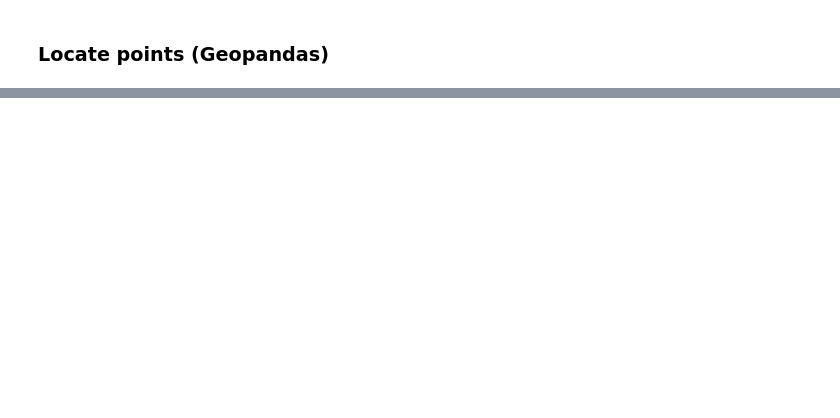
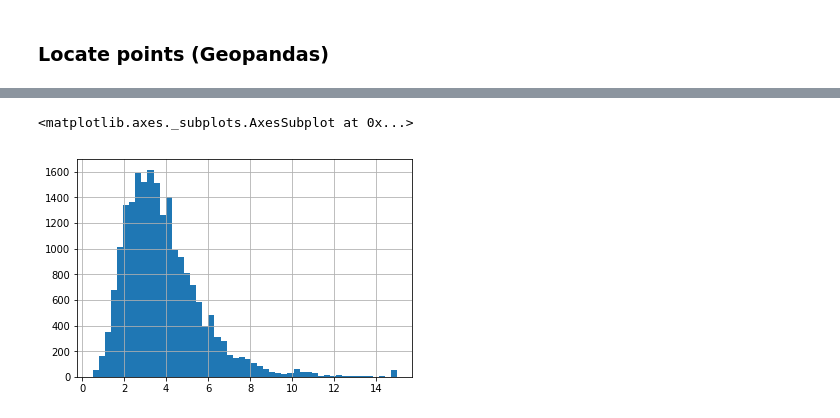
Before and after one commit to rodrigodub/mlbook, a Jupyter notebook: Housing.ipynb, the cells around one changed output, grey strips where cells are left out. Saved outputs shown, nothing was run; the diff lists cells and outputs as text; code cells hidden in the pictures; blank space fills up the shorter version.

```diff
--- a/Housing.ipynb
+++ b/Housing.ipynb
@@ -234,0 +267,7 @@ len(test_set)
+# %%
+%matplotlib inline
+# housing['median_income'].hist()
+housing['median_income'].hist(bins=50)
+# %% [output]
+<matplotlib.axes._subplots.AxesSubplot at 0x...>
+[figure, added]
```
Also changed, not shown: parts of 47 cells of this notebook.
